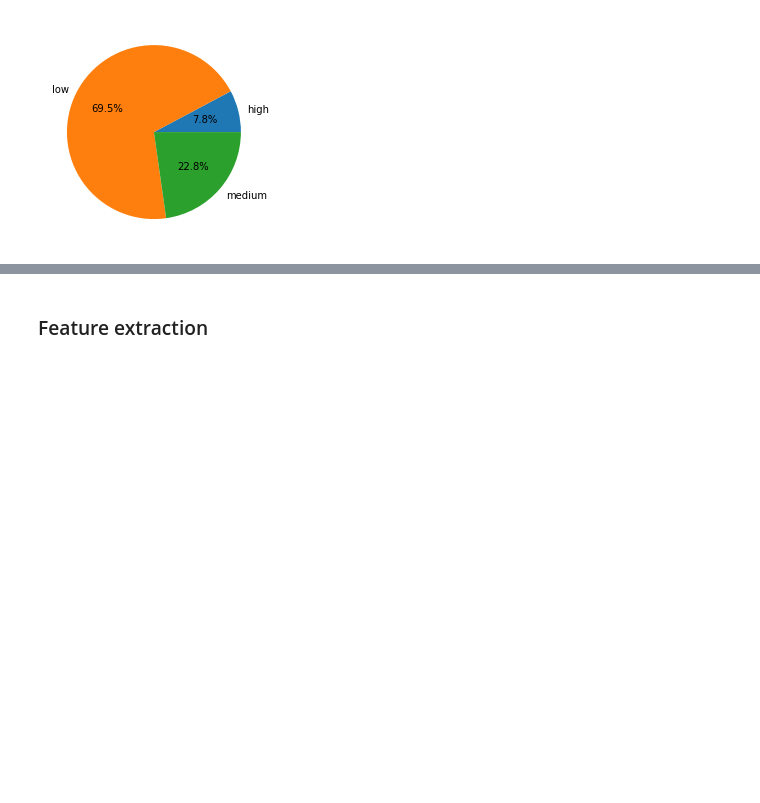
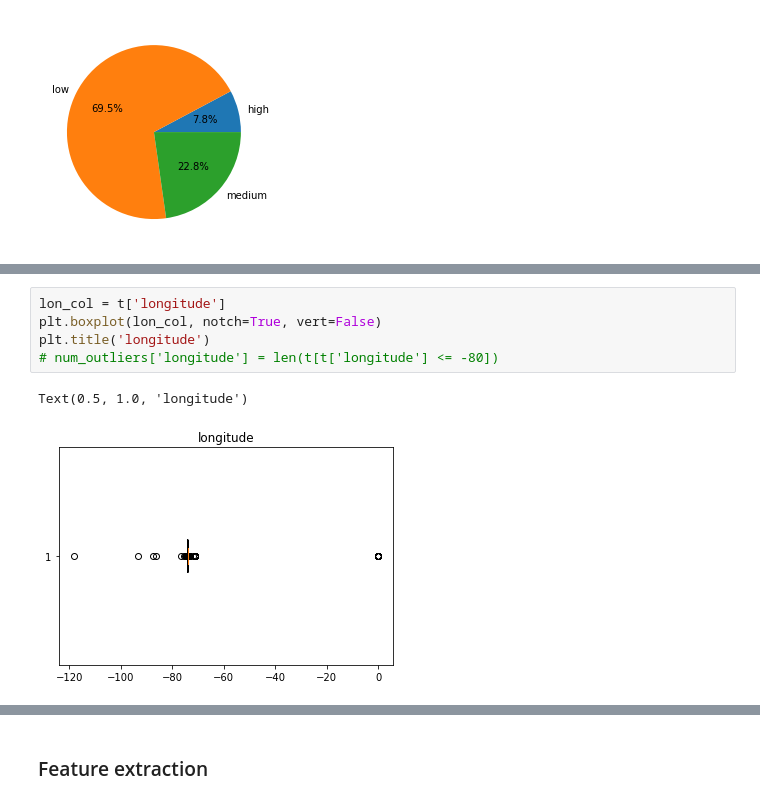
Before and after one commit to DekaiLin/cmpt459project, a Jupyter notebook: Milestone1/milestone1.ipynb, the cells around one changed output, grey strips where cells are left out. Drawn from its saved outputs; the diff is of its cells as text; blank space fills up the shorter version.

```diff
--- a/Milestone1/milestone1.ipynb
+++ b/Milestone1/milestone1.ipynb
@@ -107,0 +155,8 @@ plt.pie(level,autopct='%1.1f%%',labels = ['high','low','medium'])
+# %%
+lon_col = t['longitude']
+plt.boxplot(lon_col, notch=True, vert=False)
+plt.title('longitude')
+# num_outliers['longitude'] = len(t[t['longitude'] <= -80])
+# %% [output]
+Text(0.5, 1.0, 'longitude')
+[figure, added]
```
Also changed, not shown: parts of 16 cells of this notebook, 1 other file.
